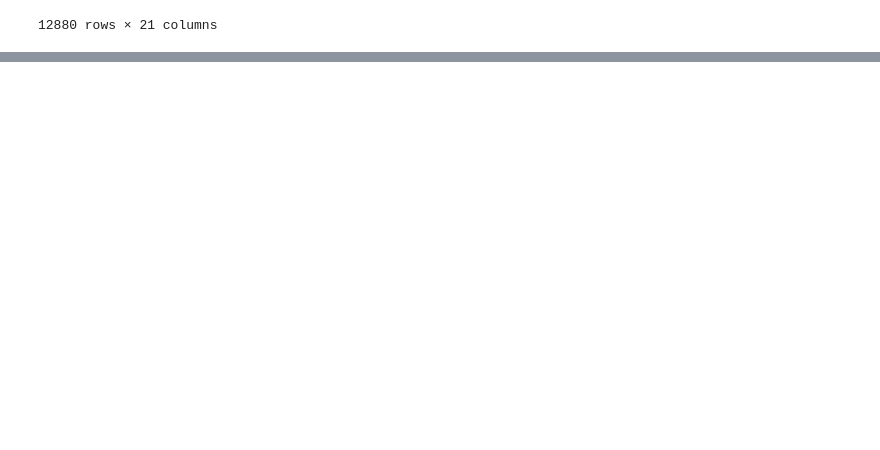
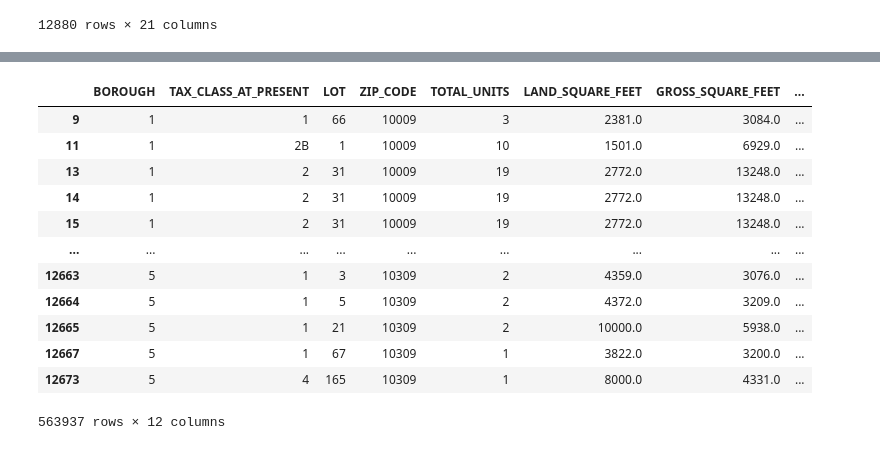
Before and after one commit to sammyschapps87/Independent_Study_NYC_Real_Estate_Evaluation, a Jupyter notebook: fresh_start.ipynb, the cells around one changed output, grey strips where cells are left out. Cells and saved outputs as stored; diff of their text form; code cells hidden in the pictures; blank space fills up the shorter version.

```diff
--- a/fresh_start.ipynb
+++ b/fresh_start.ipynb
@@ -209,0 +228,17 @@ print(regr.coef_)
+# %%
+non_ln_df = massive_df[['BOROUGH', 'TAX_CLASS_AT_PRESENT', 'LOT', 'ZIP_CODE', 'TOTAL_UNITS', 'LAND_SQUARE_FEET', 'GROSS_SQUARE_FEET', 'YEAR_BUILT', 'TAX_CLASS_AT_TIME_OF_SALE', 'SALE_PRICE', 'SALE_DATE', 'YEAR']]
+non_ln_df
+# %% [output]
+|  | BOROUGH | TAX_CLASS_AT_PRESENT | LOT | ZIP_CODE | TOTAL_UNITS | LAND_SQUARE_FEET | GROSS_SQUARE_FEET | ... |
+| 9 | 1 | 1 | 66 | 10009 | 3 | 2381.0 | 3084.0 | ... |
+| 11 | 1 | 2B | 1 | 10009 | 10 | 1501.0 | 6929.0 | ... |
+| 13 | 1 | 2 | 31 | 10009 | 19 | 2772.0 | 13248.0 | ... |
+| 14 | 1 | 2 | 31 | 10009 | 19 | 2772.0 | 13248.0 | ... |
+| 15 | 1 | 2 | 31 | 10009 | 19 | 2772.0 | 13248.0 | ... |
+| ... | ... | ... | ... | ... | ... | ... | ... | ... |
+| 12663 | 5 | 1 | 3 | 10309 | 2 | 4359.0 | 3076.0 | ... |
+| 12664 | 5 | 1 | 5 | 10309 | 2 | 4372.0 | 3209.0 | ... |
+| 12665 | 5 | 1 | 21 | 10309 | 2 | 10000.0 | 5938.0 | ... |
+| 12667 | 5 | 1 | 67 | 10309 | 1 | 3822.0 | 3200.0 | ... |
+| 12673 | 5 | 4 | 165 | 10309 | 1 | 8000.0 | 4331.0 | ... |
+563937 rows × 12 columns
```
Also changed, not shown: parts of 7 cells of this notebook.
